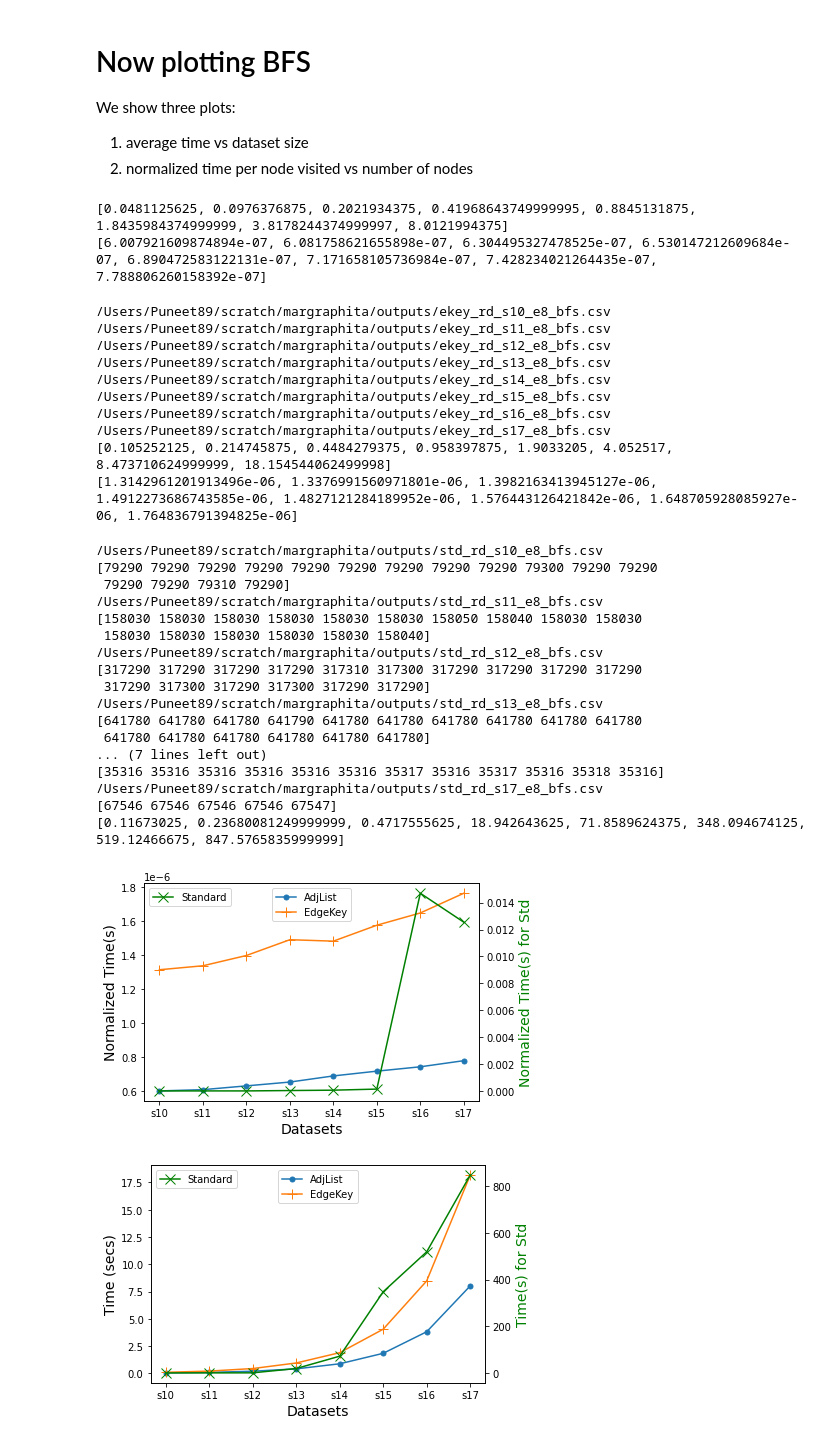
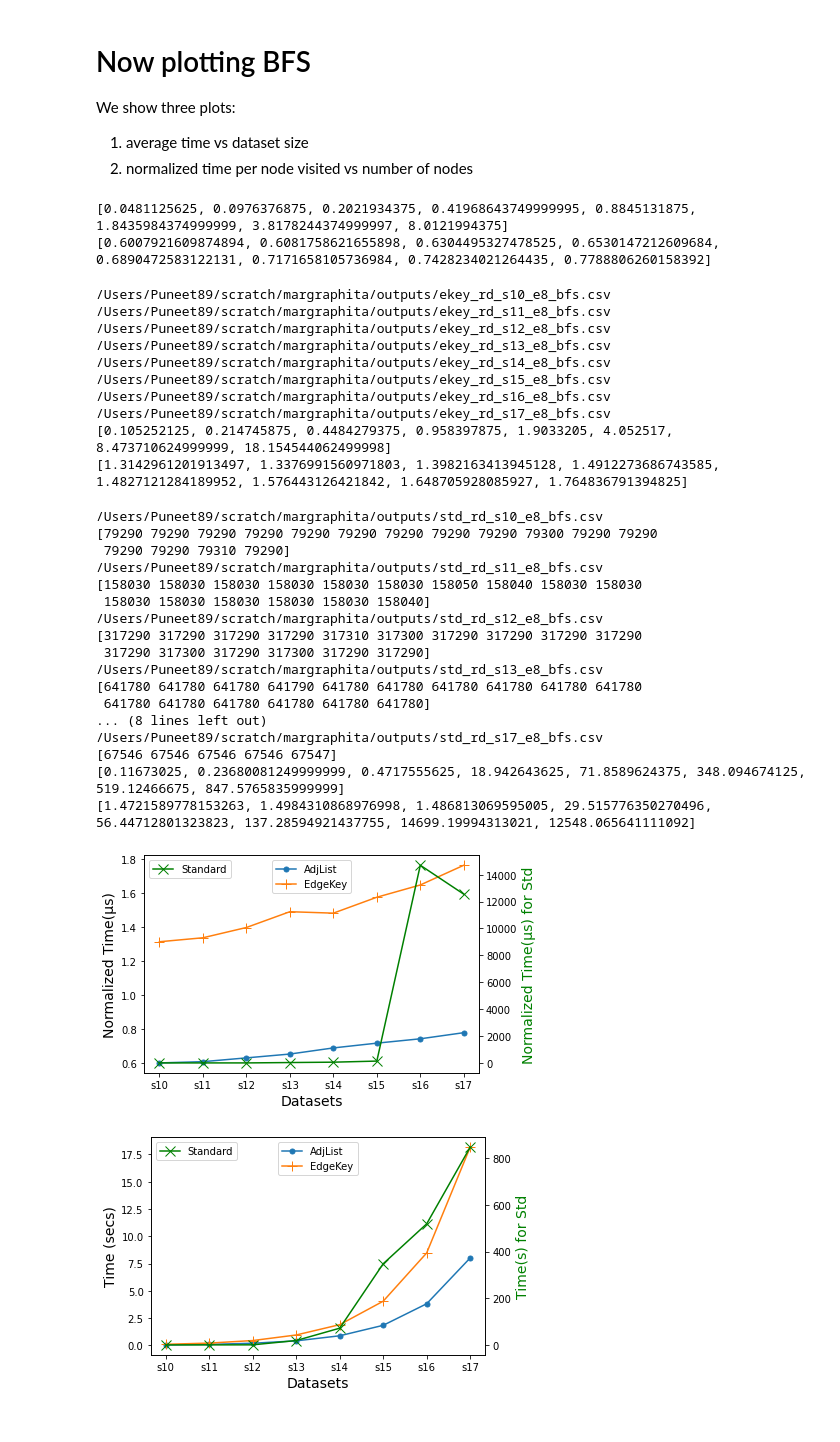
Before and after one commit to ubc-systopia/margraphita, a Jupyter notebook: outputs/plots/Plots.ipynb, the cells around one changed output. Cells and saved outputs as stored; diff of their text form; code cells hidden in the pictures.

```diff
--- a/outputs/plots/Plots.ipynb
+++ b/outputs/plots/Plots.ipynb
@@ -143,7 +143,8 @@ for scale in range(10,18):
     visited_array = kron_time['num_visited'].to_numpy()
     avg_time = np.mean(time_array)
 
-    adj_normalized_time.append(np.mean(np.divide(time_array , visited_array))*1e-6)
+    #adj_normalized_time.append(np.mean(np.divide(time_array , visited_array))*1e-6)
+    adj_normalized_time.append(np.mean(np.divide(time_array , visited_array)))
     adj_average_bfs_times_arr.append(avg_time*1e-6)
 
 
@@ -152,7 +153,7 @@ print(adj_average_bfs_times_arr)
 print(adj_normalized_time)
 # %% [output]
 [0.0481125625, 0.0976376875, 0.2021934375, 0.41968643749999995, 0.8845131875, 1.8435984374999999, 3.8178244374999997, 8.0121994375]
-[6.007921609874894e-07, 6.081758621655898e-07, 6.304495327478525e-07, 6.530147212609684e-07, 6.890472583122131e-07, 7.171658105736984e-07, 7.428234021264435e-07, 7.788806260158392e-07]
+[0.6007921609874894, 0.6081758621655898, 0.6304495327478525, 0.6530147212609684, 0.6890472583122131, 0.7171658105736984, 0.7428234021264435, 0.7788806260158392]
 # %%
 #Ekey BFS <-- WRONG NUMBERS CLEARLY
 ekey_average_bfs_times_arr = []
@@ -170,7 +171,8 @@ for scale in range(10,18):
     visited_array = kron_time['num_visited'].to_numpy()
     avg_time = np.mean(time_array)
     ekey_average_bfs_times_arr.append(avg_time*1e-6)
-    ekey_normalized_time.append(np.mean(np.divide(time_array , visited_array))*1e-6)
+    #ekey_normalized_time.append(np.mean(np.divide(time_array , visited_array))*1e-6)
+    ekey_normalized_time.append(np.mean(np.divide(time_array , visited_array)))
 
 print(ekey_average_bfs_times_arr)
 print(ekey_normalized_time)
@@ -184,7 +186,7 @@ print(ekey_normalized_time)
 /Users/Puneet89/scratch/margraphita/outputs/ekey_rd_s16_e8_bfs.csv
 /Users/Puneet89/scratch/margraphita/outputs/ekey_rd_s17_e8_bfs.csv
 [0.105252125, 0.214745875, 0.4484279375, 0.958397875, 1.9033205, 4.052517, 8.473710624999999, 18.154544062499998]
-[1.3142961201913496e-06, 1.3376991560971801e-06, 1.3982163413945127e-06, 1.4912273686743585e-06, 1.4827121284189952e-06, 1.576443126421842e-06, 1.648705928085927e-06, 1.764836791394825e-06]
+[1.3142961201913497, 1.3376991560971803, 1.3982163413945128, 1.4912273686743585, 1.4827121284189952, 1.576443126421842, 1.648705928085927, 1.764836791394825]
 # %%
 #STD BFS
 std_average_bfs_times_arr = []
@@ -203,8 +205,10 @@ for scale in range(10,18):
     print(visited_array)
     avg_time = np.mean(time_array)
     std_average_bfs_times_arr.append(avg_time*1e-6)
-    std_normalized_time.append(np.mean(np.divide(time_array , visited_array))*1e-6)
+    #std_normalized_time.append(np.mean(np.divide(time_array , visited_array))*1e-6)
+    std_normalized_time.append(np.mean(np.divide(time_array , visited_array)))
 print(std_average_bfs_times_arr)
+print(std_normalized_time)
 # %% [output]
 /Users/Puneet89/scratch/margraphita/outputs/std_rd_s10_e8_bfs.csv
 [79290 79290 79290 79290 79290 79290 79290 79290 79290 79300 79290 79290
@@ -218,31 +222,31 @@ print(std_average_bfs_times_arr)
 /Users/Puneet89/scratch/margraphita/outputs/std_rd_s13_e8_bfs.csv
 [641780 641780 641780 641790 641780 641780 641780 641780 641780 641780
  641780 641780 641780 641780 641780 641780]
-... (7 lines left out)
-[35316 35316 35316 35316 35316 35316 35317 35316 35317 35316 35318 35316]
+... (8 lines left out)
 /Users/Puneet89/scratch/margraphita/outputs/std_rd_s17_e8_bfs.csv
 [67546 67546 67546 67546 67547]
 [0.11673025, 0.23680081249999999, 0.4717555625, 18.942643625, 71.8589624375, 348.094674125, 519.12466675, 847.5765835999999]
+[1.4721589778153263, 1.4984310868976998, 1.486813069595005, 29.515776350270496, 56.44712801323823, 137.28594921437755, 14699.19994313021, 12548.065641111092]
 # %%
 x = []
 for i in range(10,18):
     x.append("s"+str(i))
 
 fig,ax = plt.subplots()
 ax.plot(x, adj_normalized_time, label='AdjList', marker=".", markersize=10)
 ax.plot(x, ekey_normalized_time, label='EdgeKey', marker="+", markersize=10)
 #ax.plot(x, std_normalized_time, label='Standard', marker=".", markersize=10)
 ax2 = ax.twinx()
 ax2.plot(x,std_normalized_time, label='Standard', marker="x", markersize=10, color='g')
-ax.set_ylabel('Normalized Time(s)',fontsize=14)
-ax2.set_ylabel('Normalized Time(s) for Std', color='g',fontsize=14)
+ax.set_ylabel('Normalized Time(µs)',fontsize=14)
+ax2.set_ylabel('Normalized Time(µs) for Std', color='g',fontsize=14)
 
 ax.set_xlabel('Datasets',fontsize=14)
 ax.legend(loc='upper center')
 ax2.legend(loc='upper left')
 plt.savefig('/Users/Puneet89/Documents/rpe_doc/fig/bfs_norm_time.pdf', bbox_inches='tight')
 # %% [output]
-[figure, old version]
+[figure, new version]
 # %%
 x = []
 for i in range(10,18):
```
Also changed, not shown: parts of 2 cells of this notebook, 8 other files.
